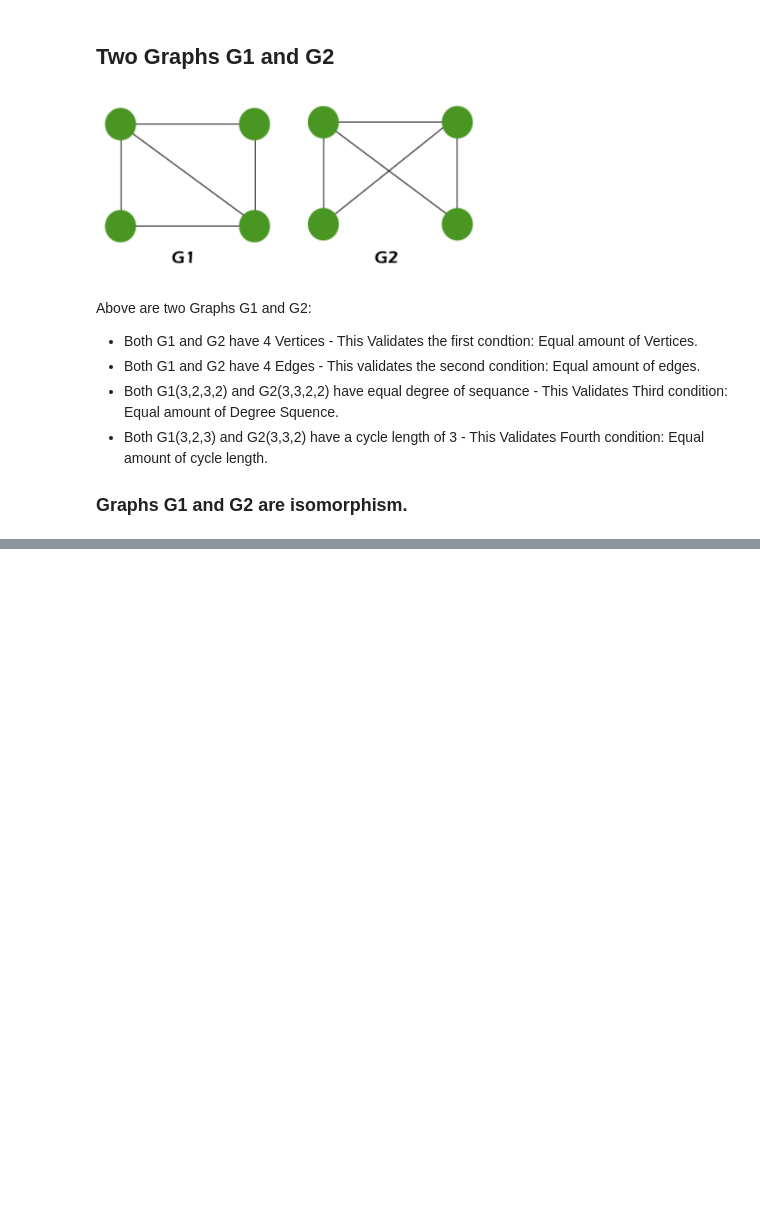
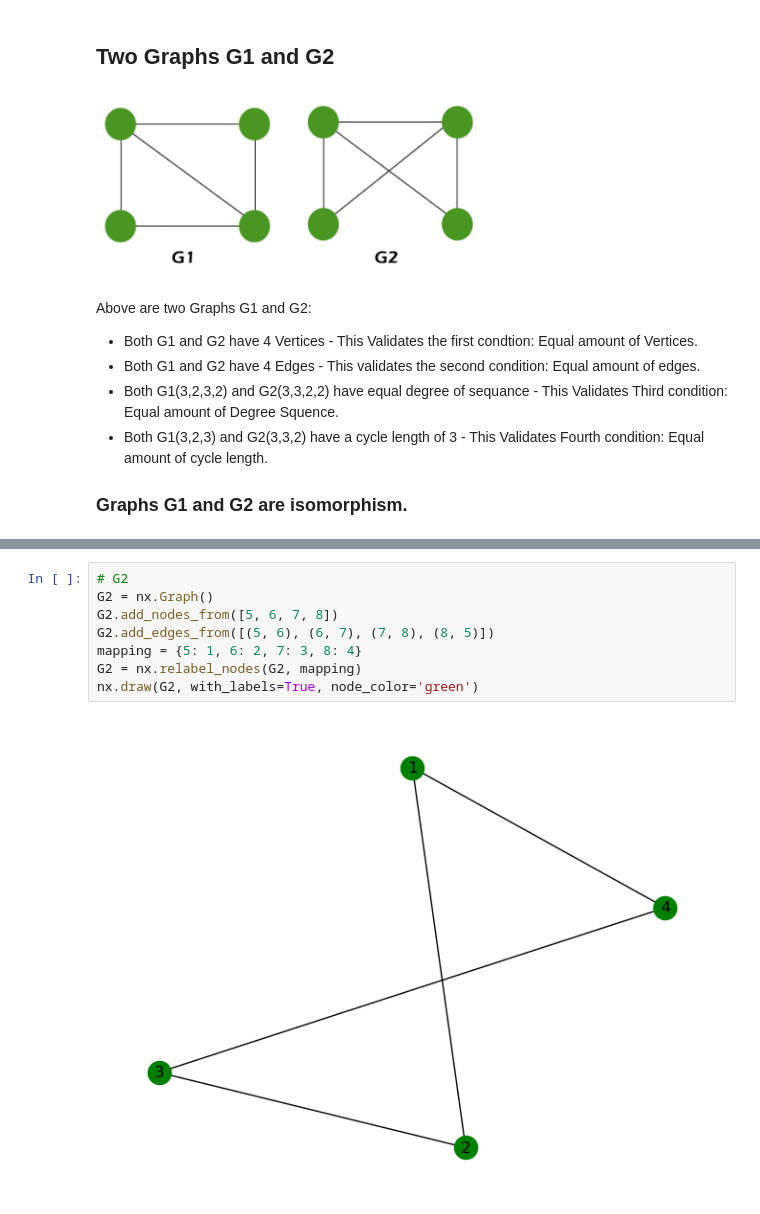
Before and after one commit to rohansikder/GraphTheory-Isomorphism, a Jupyter notebook: graph_isomorphism.ipynb, the cells around one changed output, grey strips where cells are left out. Cells and saved outputs as stored; diff of their text form; blank space fills up the shorter version.

```diff
--- a/graph_isomorphism.ipynb
+++ b/graph_isomorphism.ipynb
@@ -27,0 +55,10 @@ Above are two Graphs G1 and G2:
+# %%
+# G2
+G2 = nx.Graph()
+G2.add_nodes_from([5, 6, 7, 8])
+G2.add_edges_from([(5, 6), (6, 7), (7, 8), (8, 5)])
+mapping = {5: 1, 6: 2, 7: 3, 8: 4}
+G2 = nx.relabel_nodes(G2, mapping)
+nx.draw(G2, with_labels=True, node_color='green')
+# %% [output]
+[figure, added]
```
Also changed, not shown: parts of 7 cells of this notebook.
